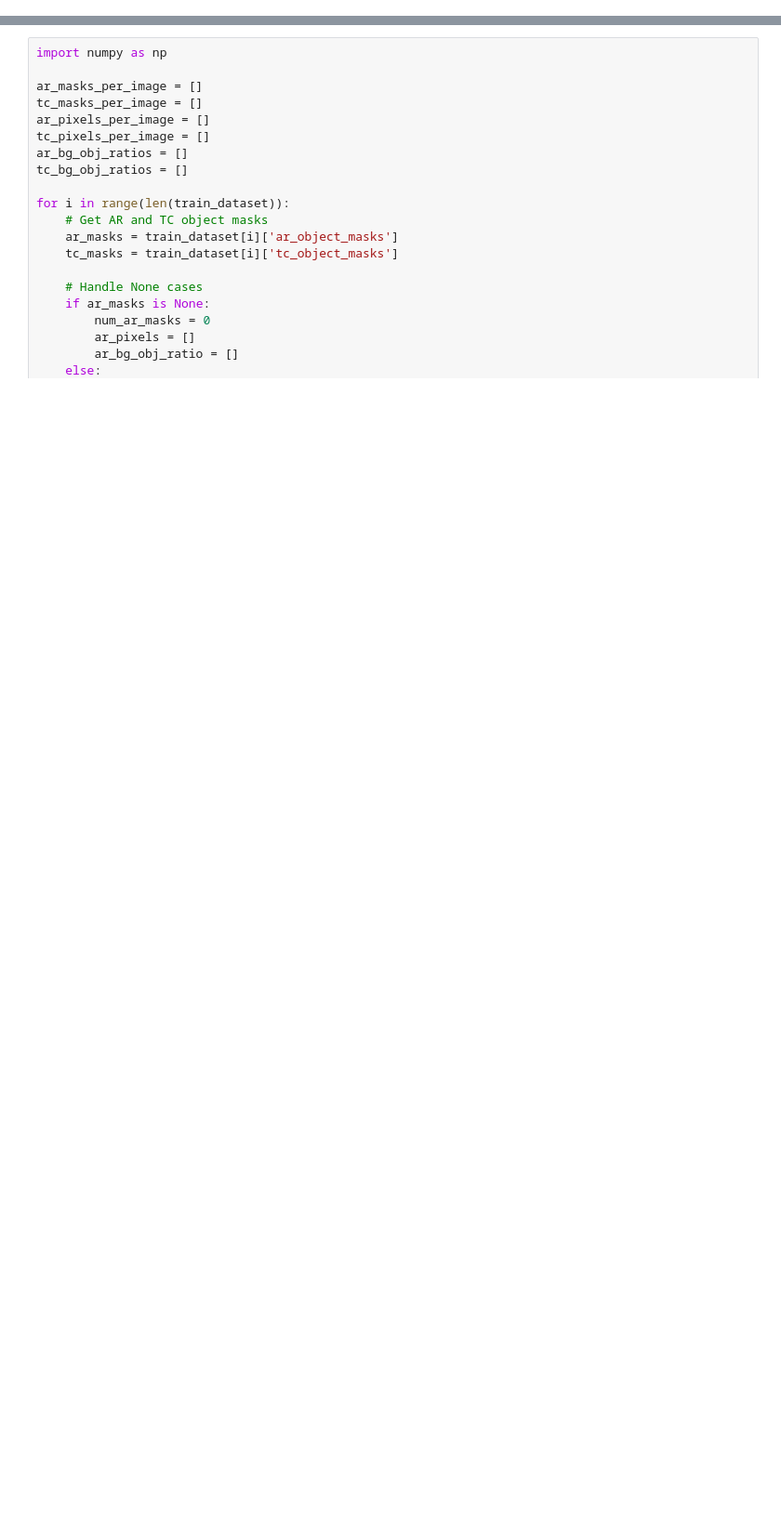
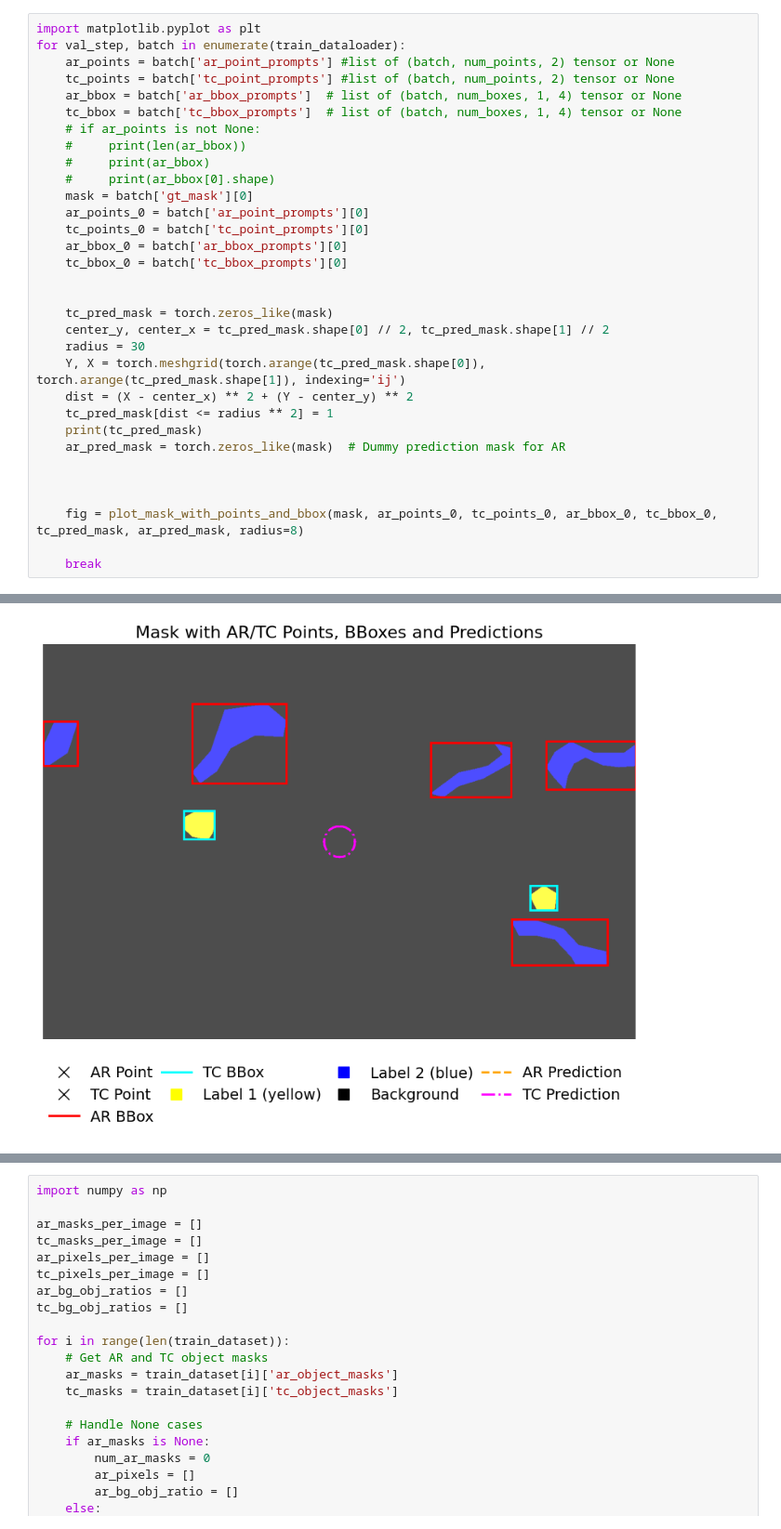
Before and after one commit to thangible/ClimateSAM, a Jupyter notebook: dataset_exploration.ipynb, the cells around one changed output, grey strips where cells are left out. Shown at 93% size. Cells and saved outputs as stored; diff of their text form; blank space fills up the shorter version.

Commit message:
visualization

```diff
--- a/dataset_exploration.ipynb
+++ b/dataset_exploration.ipynb
@@ -10,0 +147,33 @@ AR Ratio (negative/positive): 16.982505712876822, TC Ratio: 257.2420611525207
+# %%
+import matplotlib.pyplot as plt
+for val_step, batch in enumerate(train_dataloader):
+    ar_points = batch['ar_point_prompts'] #list of (batch, num_points, 2) tensor or None
+    tc_points = batch['tc_point_prompts'] #list of (batch, num_points, 2) tensor or None
+    ar_bbox = batch['ar_bbox_prompts']  # list of (batch, num_boxes, 1, 4) tensor or None
+    tc_bbox = batch['tc_bbox_prompts']  # list of (batch, num_boxes, 1, 4) tensor or None
+    # if ar_points is not None:
+    #     print(len(ar_bbox))
+    #     print(ar_bbox)
+    #     print(ar_bbox[0].shape)
+    mask = batch['gt_mask'][0]
+    ar_points_0 = batch['ar_point_prompts'][0]
+    tc_points_0 = batch['tc_point_prompts'][0]
+    ar_bbox_0 = batch['ar_bbox_prompts'][0]
+    tc_bbox_0 = batch['tc_bbox_prompts'][0]
+
+
+    tc_pred_mask = torch.zeros_like(mask)
+    center_y, center_x = tc_pred_mask.shape[0] // 2, tc_pred_mask.shape[1] // 2
+    radius = 30
+    Y, X = torch.meshgrid(torch.arange(tc_pred_mask.shape[0]), torch.arange(tc_pred_mask.shape[1]), indexing='ij')
+    dist = (X - center_x) ** 2 + (Y - center_y) ** 2
+    tc_pred_mask[dist <= radius ** 2] = 1
+    print(tc_pred_mask)
+    ar_pred_mask = torch.zeros_like(mask)  # Dummy prediction mask for AR
+
+
+
+    fig = plot_mask_with_points_and_bbox(mask, ar_points_0, tc_points_0, ar_bbox_0, tc_bbox_0, tc_pred_mask, ar_pred_mask, radius=8)
+
+    break
+# %% [output]
@@ -10,0 +187 @@ AR Ratio (negative/positive): 16.982505712876822, TC Ratio: 257.2420611525207
+[figure, added]
```
Also changed, not shown: parts of 7 cells of this notebook, 2 other files.
